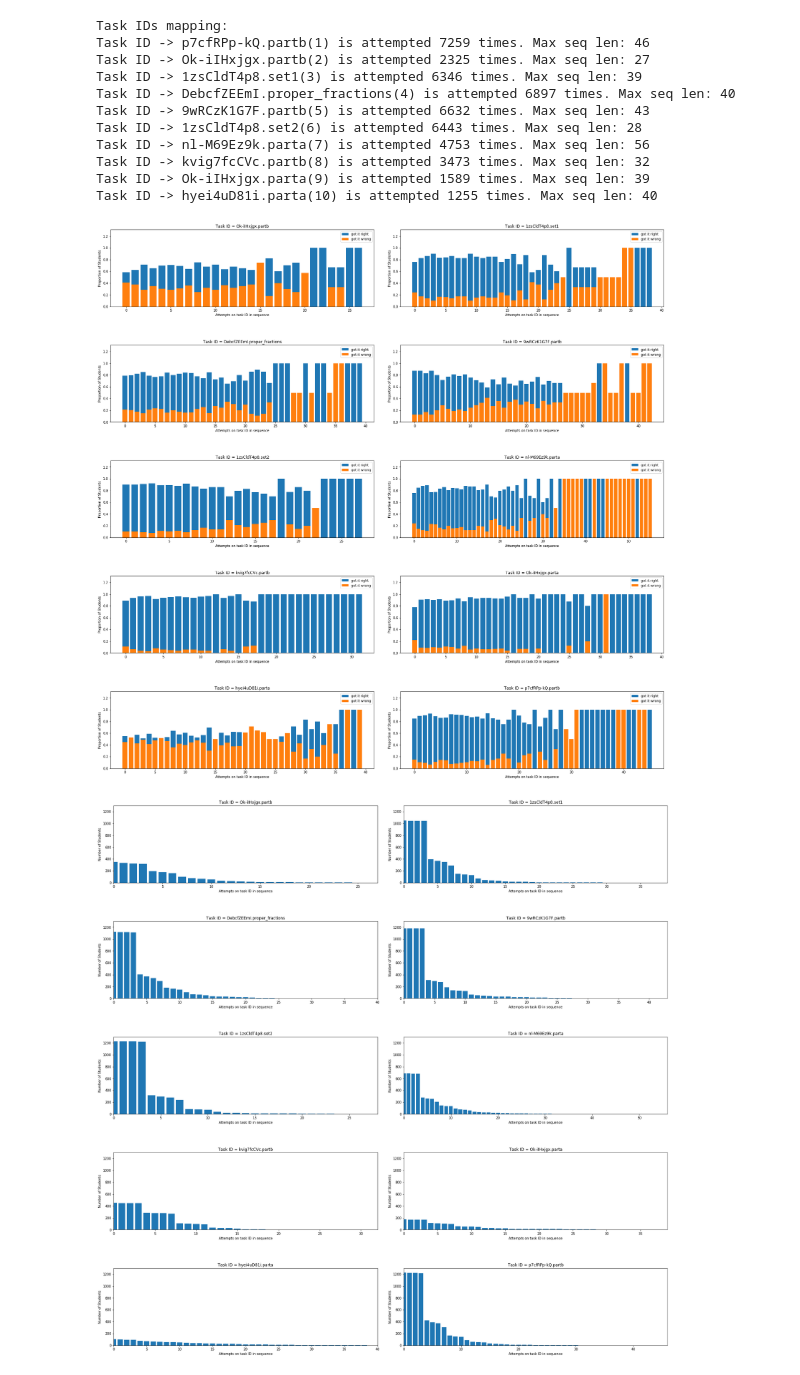
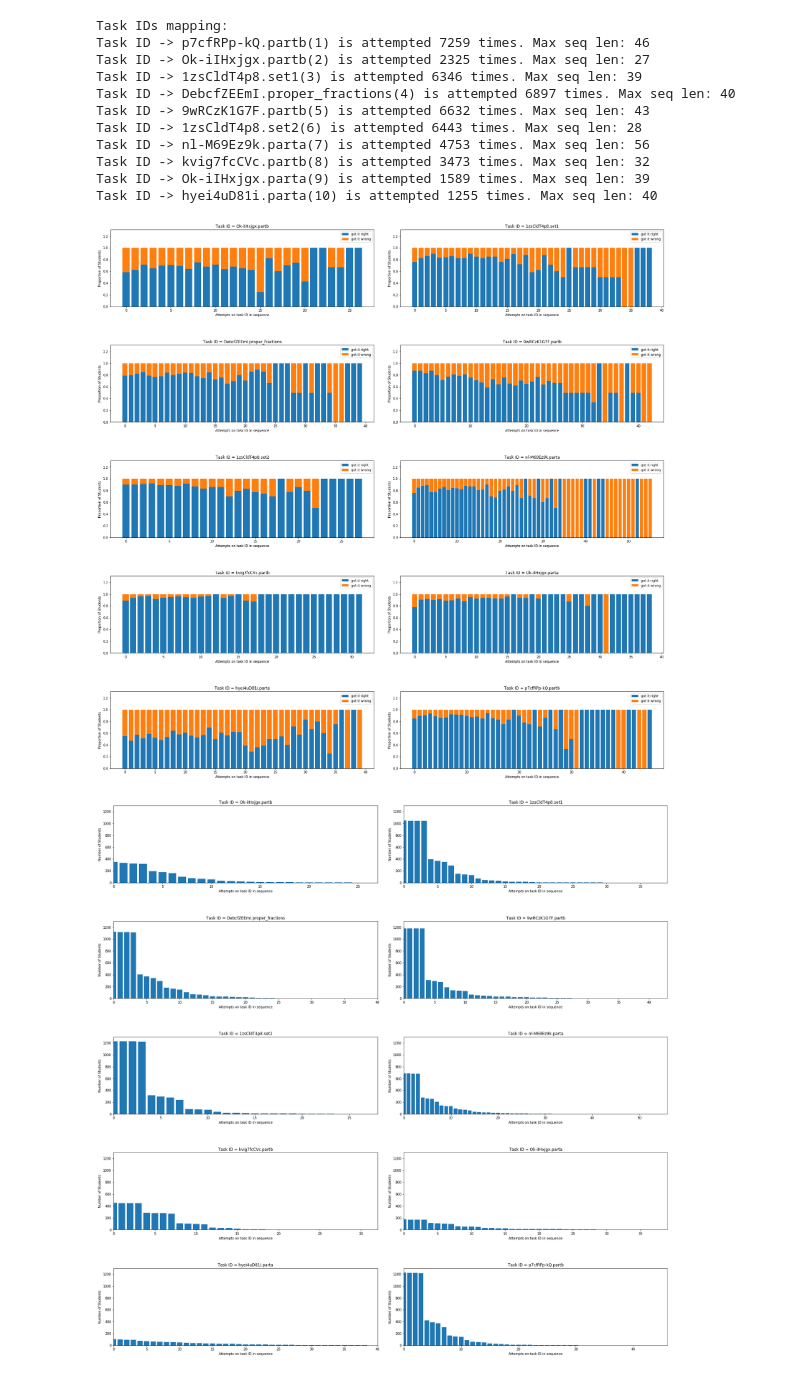
Before and after one commit to aroraakshit/deep_knowledge_tracing, a Jupyter notebook: notebooks/separate_models.ipynb, the cells around one changed output. Saved outputs shown, nothing was run; the diff lists cells and outputs as text; code cells hidden in the pictures.

```diff
--- a/notebooks/separate_models.ipynb
+++ b/notebooks/separate_models.ipynb
@@ -106,20 +106,20 @@ for k in another_2:
 # %%
 fig, axs = plt.subplots(5,2, figsize=(30, 30), facecolor='w', edgecolor='k')
 fig.subplots_adjust(hspace = .5, wspace=0.10)
 
 axs = axs.ravel()
 for i,value in enumerate(another_2):
     N = max(seqlen_tasks[value])
     ind = np.arange(N)
     axs[i-1].bar(ind,proportion_right[value],label="got it right")
-    axs[i-1].bar(ind,proportion_wrong[value],label="got it wrong")
+    axs[i-1].bar(ind,proportion_wrong[value],bottom = proportion_right[value],label="got it wrong")
     axs[i-1].set_ylim(0,1.31)
     axs[i-1].legend(loc="best")
     axs[i-1].set_xlabel("Attempts on task ID in sequence")
     axs[i-1].set_ylabel("Proportion of Students")
     axs[i-1].set_title("Task ID = "+str(value))
 # %% [output]
-[figure, old version]
+[figure, new version]
 # %%
 fig, axs = plt.subplots(5,2, figsize=(30, 30), facecolor='w', edgecolor='k')
 fig.subplots_adjust(hspace = .5, wspace=0.1)
```
Also changed, not shown: parts of 5 cells of this notebook.
